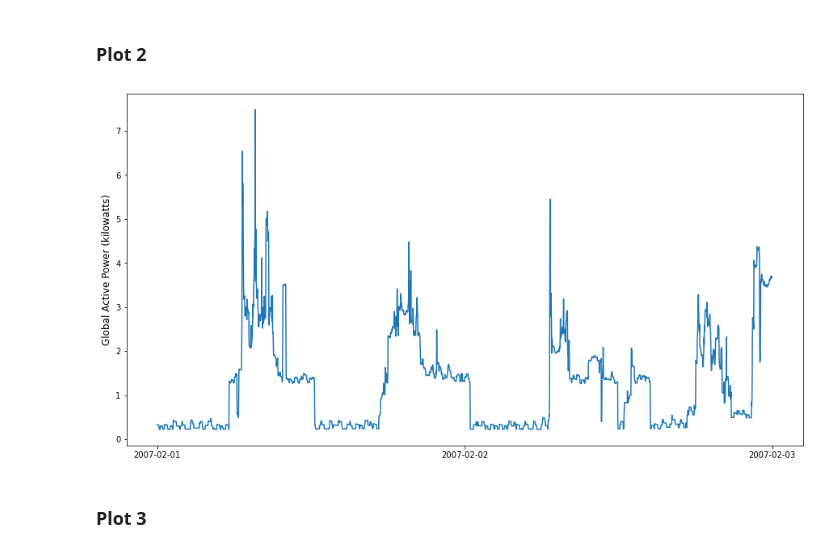
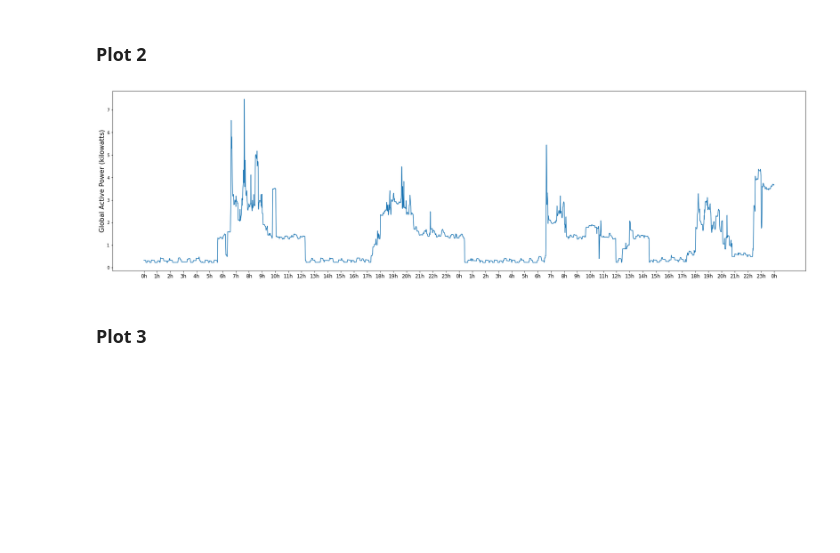
Before and after one commit to IrisStream/data-visualization, a Jupyter notebook: Lab3/sources/main.ipynb, the cells around one changed output. Cells and saved outputs as stored; diff of their text form; code cells hidden in the pictures; blank space fills up the shorter version.

Commit message:
Lab 3: Upload time energy power consumption

```diff
--- a/Lab3/sources/main.ipynb
+++ b/Lab3/sources/main.ipynb
@@ -313,0 +297,5 @@ power
+# %%
+time = np.tile([f'{hour}h' for hour in range(24)], 2)
+time = np.append(time, '0h')
+power = pd.read_csv(f'{DATA_PATH}household_power_consumption_preprocessed.csv')
+power
@@ -327,13 +329,13 @@ plt.show()
 # %% [markdown]
 ### Plot 2
 # %%
-plt.figure(figsize =(15,8))
+plt.figure(figsize =(30,8))
 plt.plot(power['Global_active_power'].values)
-plt.ylabel('Global Active Power (kilowatts)', fontsize=12)
-plt.xticks([0, 1440, 2880], ['2007-02-01', '2007-02-02', '2007-02-03'])
+plt.ylabel('Global Active Power (kilowatts)', fontsize=16)
+plt.xticks(np.arange(0,2881,60), time, fontsize=12)
 plt.show()
 # %% [output]
-[figure, old version]
+[figure, new version]
 # %% [markdown]
 ### Plot 3
 # %%
```
Also changed, not shown: parts of 7 cells of this notebook, 1 other file.
